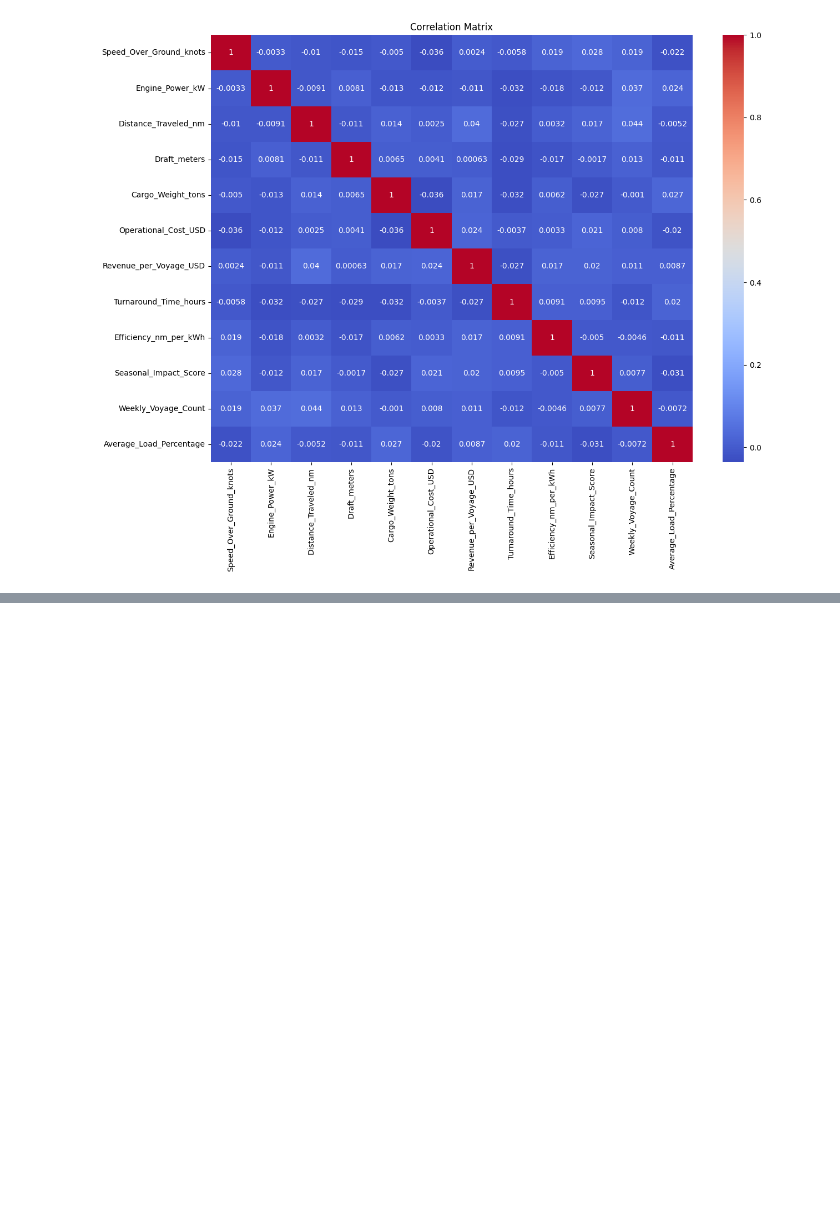
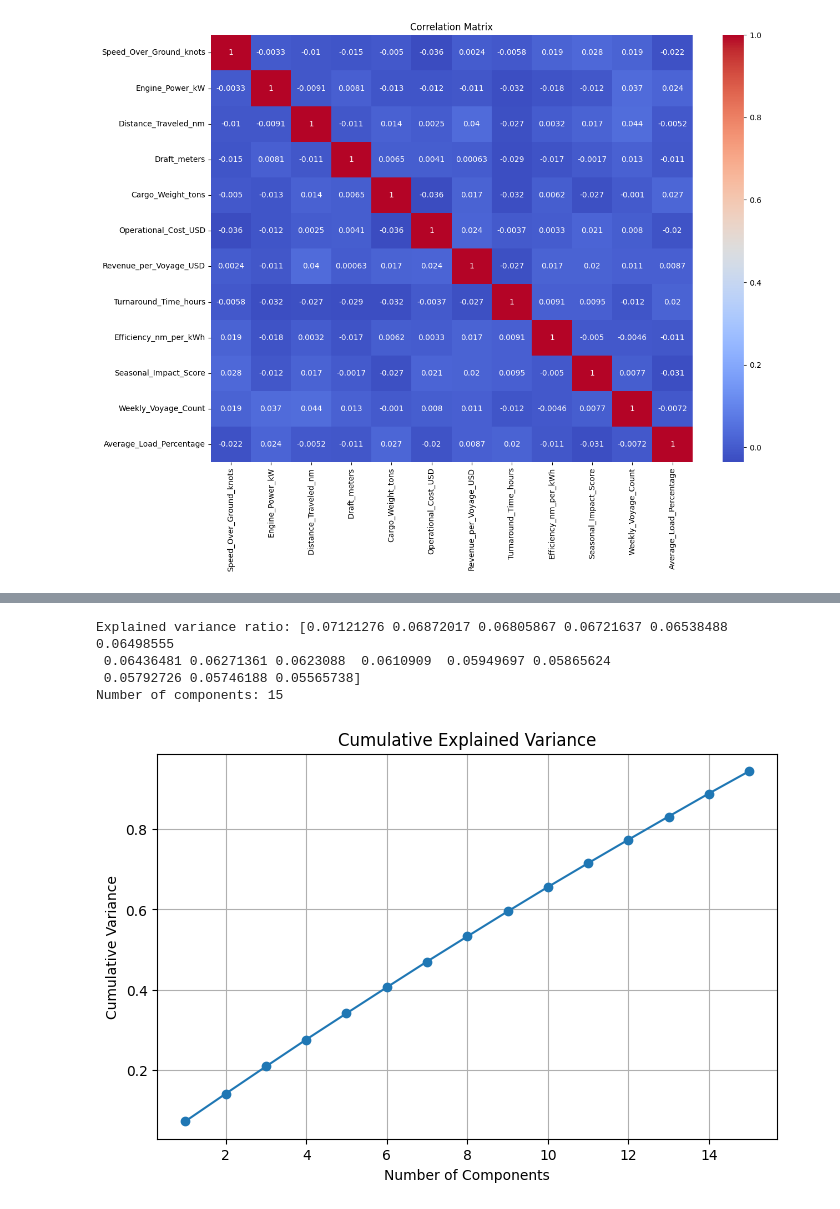
Before and after one commit to jupste/datascience-experiments, a Jupyter notebook: notebooks/eda.ipynb, the cells around one changed output, grey strips where cells are left out. Cells and saved outputs as stored; diff of their text form; code cells hidden in the pictures; blank space fills up the shorter version.

```diff
--- a/notebooks/eda.ipynb
+++ b/notebooks/eda.ipynb
@@ -127,0 +187,41 @@ plt.show()
+# %%
+# Merge revenue and cost columns
+
+data["Total_Profit"] = data["Revenue_per_Voyage_USD"] - data["Operational_Cost_USD"]
+data.drop(columns=['Revenue_per_Voyage_USD', 'Operational_Cost_USD'], inplace=True)
+# %%
+from sklearn.decomposition import PCA
+from sklearn.preprocessing import StandardScaler
+
+# Step 1: Preprocess the data
+numeric_data = data.select_dtypes(exclude='object')  # Select numeric columns
+scaler = StandardScaler()
+scaled_data = scaler.fit_transform(numeric_data)
+
+# Step 2: Apply PCA
+pca = PCA(n_components=0.9)  # Retain 95% of the variance
+principal_components = pca.fit_transform(scaled_data)
+
+# Step 3: Explained variance ratio
+print("Explained variance ratio:", pca.explained_variance_ratio_)
+print("Number of components:", pca.n_components_)
+
+# Step 4: Create a DataFrame with principal components
+pca_df = pd.DataFrame(principal_components, columns=[f'PC{i+1}' for i in range(pca.n_components_)])
+# %% [output]
+Explained variance ratio: [0.07121276 0.06872017 0.06805867 0.06721637 0.06538488 0.06498555
+ 0.06436481 0.06271361 0.0623088  0.0610909  0.05949697 0.05865624
+ 0.05792726 0.05746188 0.05565738]
+Number of components: 15
+# %%
+import matplotlib.pyplot as plt
+
+plt.figure(figsize=(8, 5))
+plt.plot(range(1, len(pca.explained_variance_ratio_)+1), pca.explained_variance_ratio_.cumsum(), marker='o')
+plt.title('Cumulative Explained Variance')
+plt.xlabel('Number of Components')
+plt.ylabel('Cumulative Variance')
+plt.grid()
+plt.show()
+# %% [output]
+[figure, added]
```
Also changed, not shown: parts of 10 cells of this notebook.
